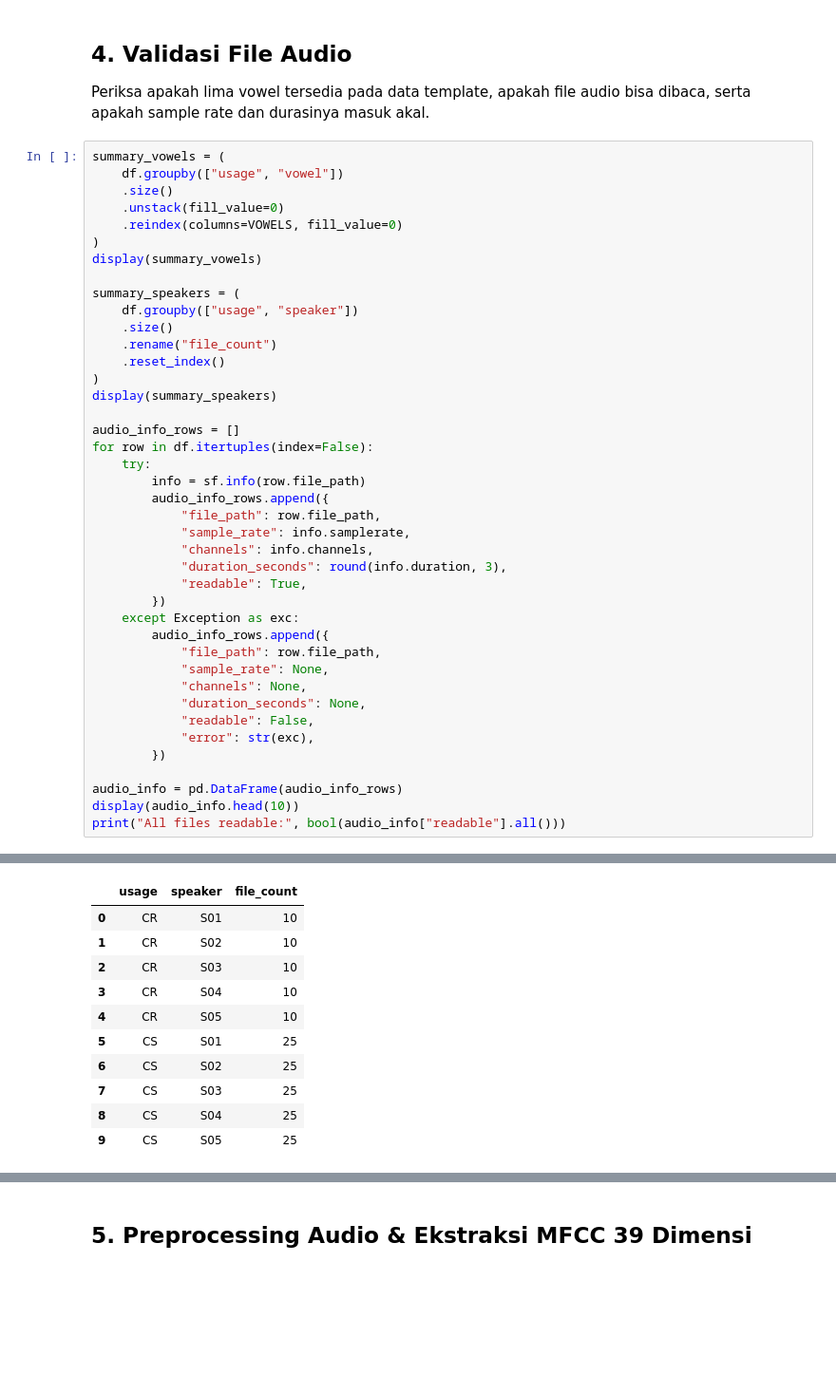
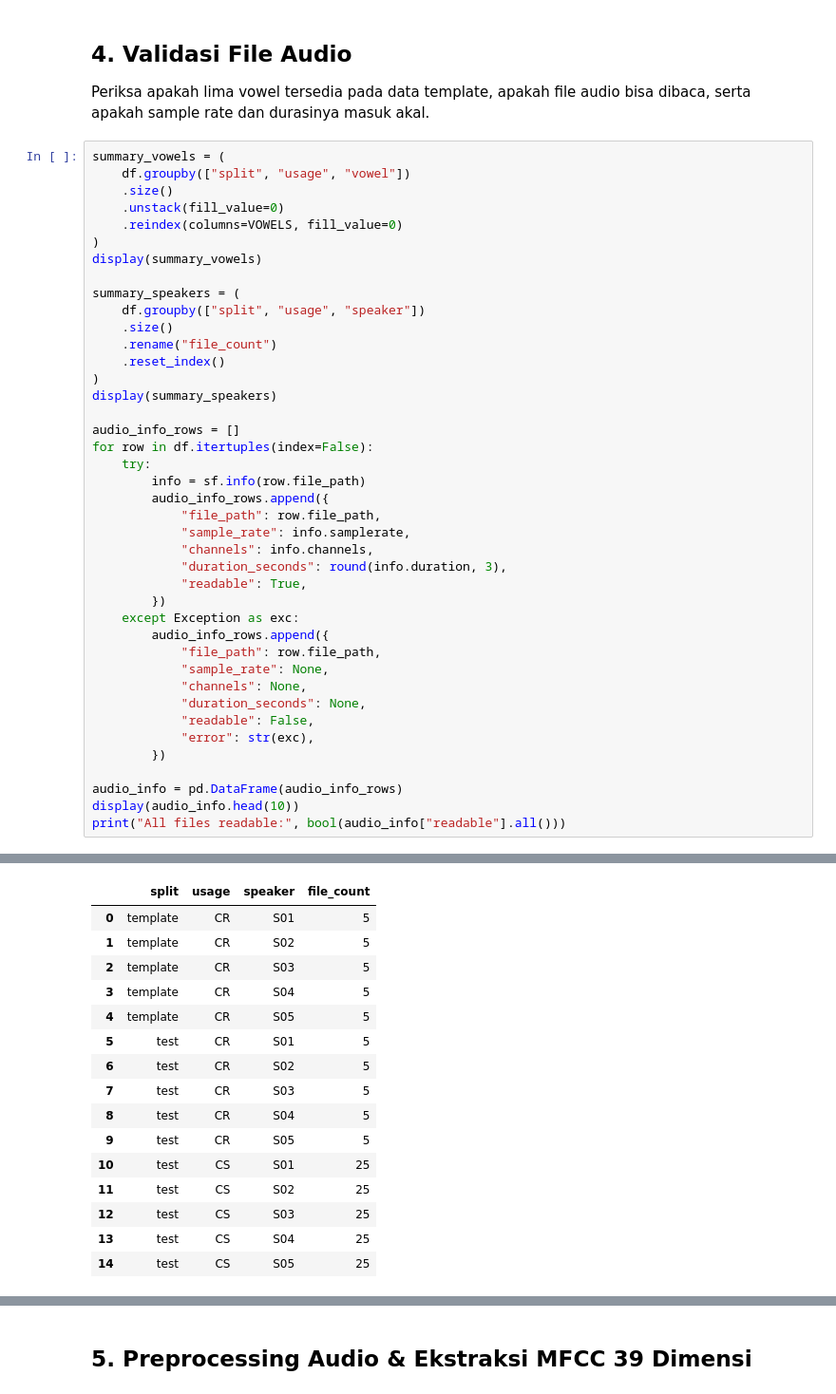
Before and after one commit to naomirisaka/Pengenalan_Vowel_Bahasa_Indonesia, a Jupyter notebook: main.ipynb, the cells around one changed output, grey strips where cells are left out. Shown at 95% size. Saved outputs shown, nothing was run; the diff lists cells and outputs as text; blank space fills up the shorter version.

```diff
--- a/main.ipynb
+++ b/main.ipynb
@@ -131,7 +121,7 @@ Total audio loaded: 175
 Periksa apakah lima vowel tersedia pada data template, apakah file audio bisa dibaca, serta apakah sample rate dan durasinya masuk akal.
 # %%
 summary_vowels = (
-    df.groupby(["usage", "vowel"])
+    df.groupby(["split", "usage", "vowel"])
     .size()
     .unstack(fill_value=0)
     .reindex(columns=VOWELS, fill_value=0)
@@ -139,7 +129,7 @@ summary_vowels = (
 display(summary_vowels)
 
 summary_speakers = (
-    df.groupby(["usage", "speaker"])
+    df.groupby(["split", "usage", "speaker"])
     .size()
     .rename("file_count")
     .reset_index()
@@ -178,12 +169,17 @@ print("All files readable:", bool(audio_info["readable"].all()))
-|  | usage | speaker | file_count |
-| 0 | CR | S01 | 10 |
-| 1 | CR | S02 | 10 |
-| 2 | CR | S03 | 10 |
-| 3 | CR | S04 | 10 |
-| 4 | CR | S05 | 10 |
-| 5 | CS | S01 | 25 |
-| 6 | CS | S02 | 25 |
-| 7 | CS | S03 | 25 |
-| 8 | CS | S04 | 25 |
-| 9 | CS | S05 | 25 |
+|  | split | usage | speaker | file_count |
+| 0 | template | CR | S01 | 5 |
+| 1 | template | CR | S02 | 5 |
+| 2 | template | CR | S03 | 5 |
+| 3 | template | CR | S04 | 5 |
+| 4 | template | CR | S05 | 5 |
+| 5 | test | CR | S01 | 5 |
+| 6 | test | CR | S02 | 5 |
+| 7 | test | CR | S03 | 5 |
+| 8 | test | CR | S04 | 5 |
+| 9 | test | CR | S05 | 5 |
+| 10 | test | CS | S01 | 25 |
+| 11 | test | CS | S02 | 25 |
+| 12 | test | CS | S03 | 25 |
+| 13 | test | CS | S04 | 25 |
+| 14 | test | CS | S05 | 25 |
 |  | file_path | sample_rate | channels | duration_seconds | readable |
```
Also changed, not shown: parts of 8 cells of this notebook, 1 other file.
